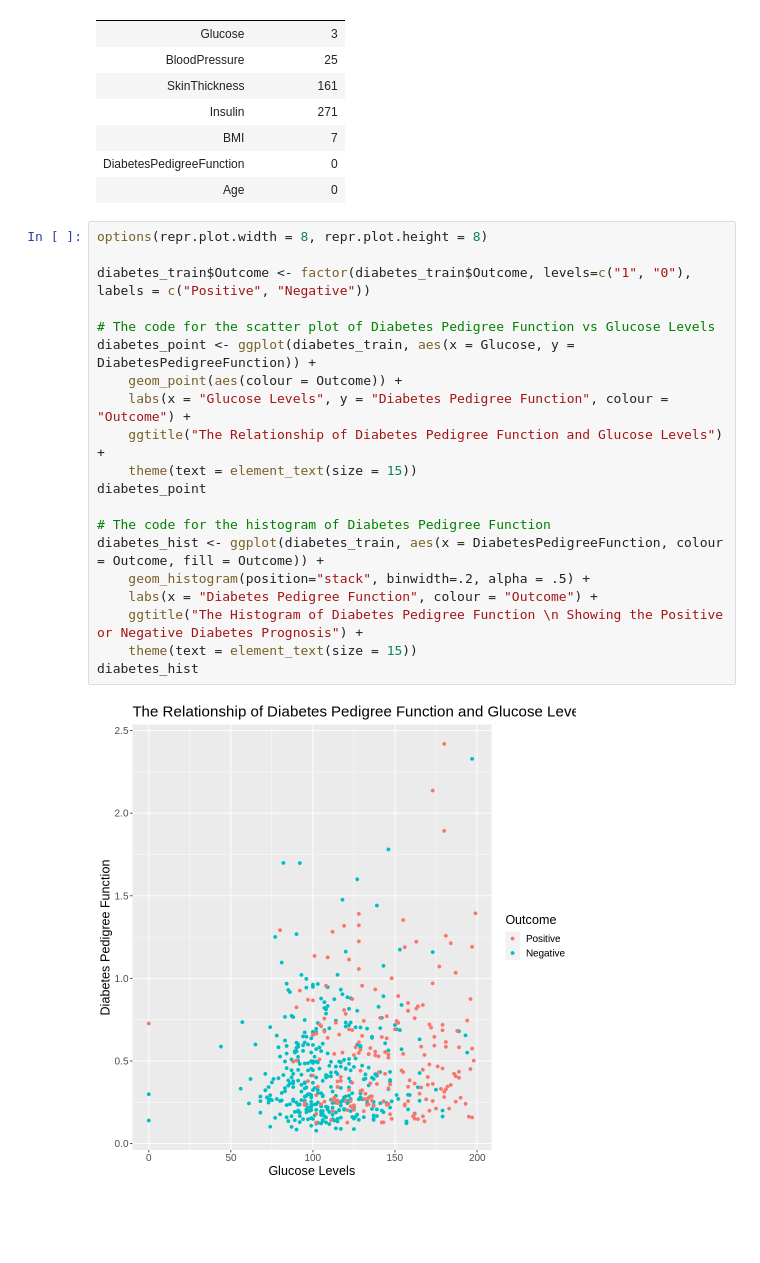
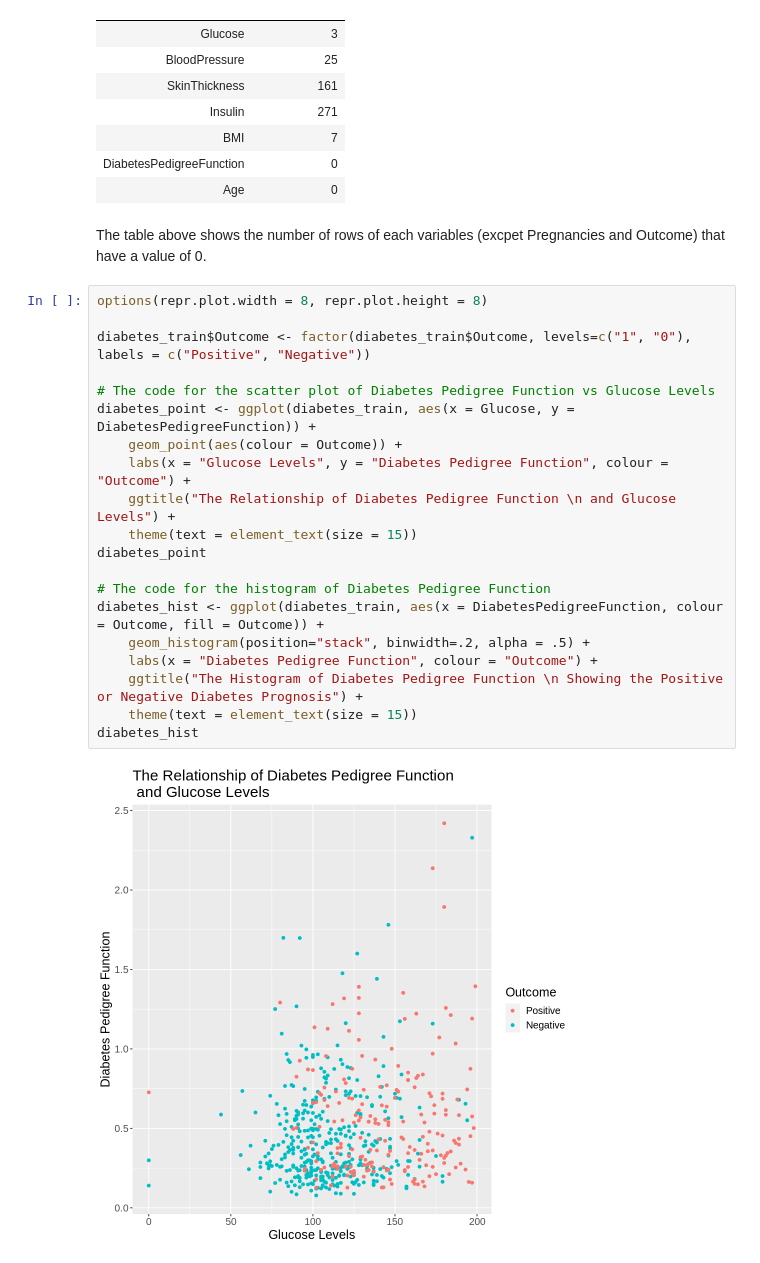
Before and after one commit to NDChavez/diabetes_ds_project, a Jupyter notebook: diabetes_ds_proposal.ipynb, the cells around one changed output. Saved outputs shown, nothing was run; the diff lists cells and outputs as text; blank space fills up the shorter version.

Commit message:
added explanations for the table and graphs

```diff
--- a/diabetes_ds_proposal.ipynb
+++ b/diabetes_ds_proposal.ipynb
@@ -104,26 +104,28 @@ A data.frame: 7 × 2
 | BMI | 7 |
 | DiabetesPedigreeFunction | 0 |
 | Age | 0 |
+# %% [markdown]
+The table above shows the number of rows of each variables (excpet Pregnancies and Outcome) that have a value of 0.
 # %%
 options(repr.plot.width = 8, repr.plot.height = 8)
 
 diabetes_train$Outcome <- factor(diabetes_train$Outcome, levels=c("1", "0"), labels = c("Positive", "Negative"))
 
 # The code for the scatter plot of Diabetes Pedigree Function vs Glucose Levels
 diabetes_point <- ggplot(diabetes_train, aes(x = Glucose, y = DiabetesPedigreeFunction)) +
     geom_point(aes(colour = Outcome)) +
     labs(x = "Glucose Levels", y = "Diabetes Pedigree Function", colour = "Outcome") +
-    ggtitle("The Relationship of Diabetes Pedigree Function and Glucose Levels") +
+    ggtitle("The Relationship of Diabetes Pedigree Function \n and Glucose Levels") +
     theme(text = element_text(size = 15))
 diabetes_point
 
 # The code for the histogram of Diabetes Pedigree Function
 diabetes_hist <- ggplot(diabetes_train, aes(x = DiabetesPedigreeFunction, colour = Outcome, fill = Outcome)) +
     geom_histogram(position="stack", binwidth=.2, alpha = .5) +
     labs(x = "Diabetes Pedigree Function", colour = "Outcome") +
     ggtitle("The Histogram of Diabetes Pedigree Function \n Showing the Positive or Negative Diabetes Prognosis") +
     theme(text = element_text(size = 15))
 diabetes_hist
 # %% [output]
-[figure, old version]
+[figure, new version]
 [figure]
```
Also changed, not shown: parts of 1 cell of this notebook.
